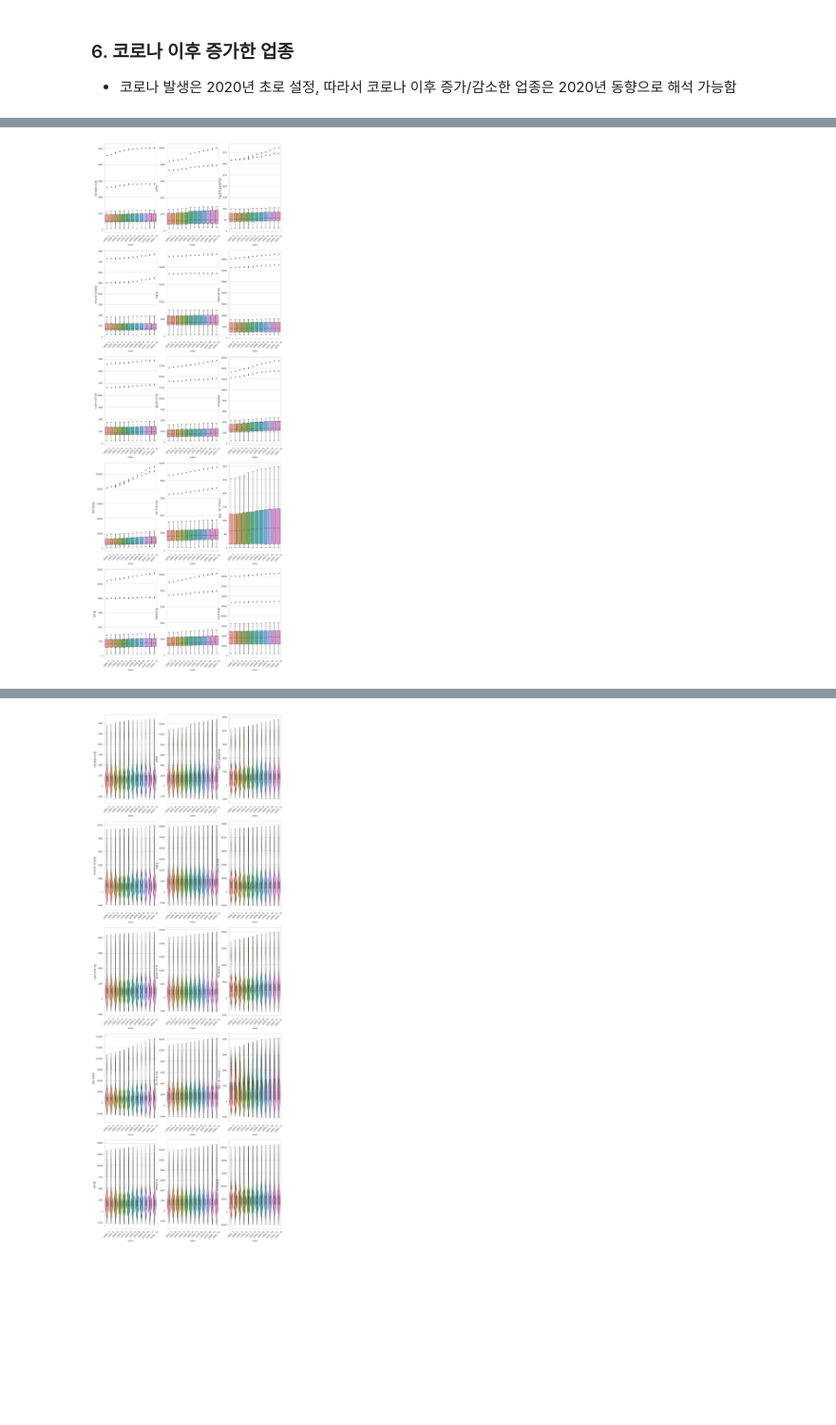
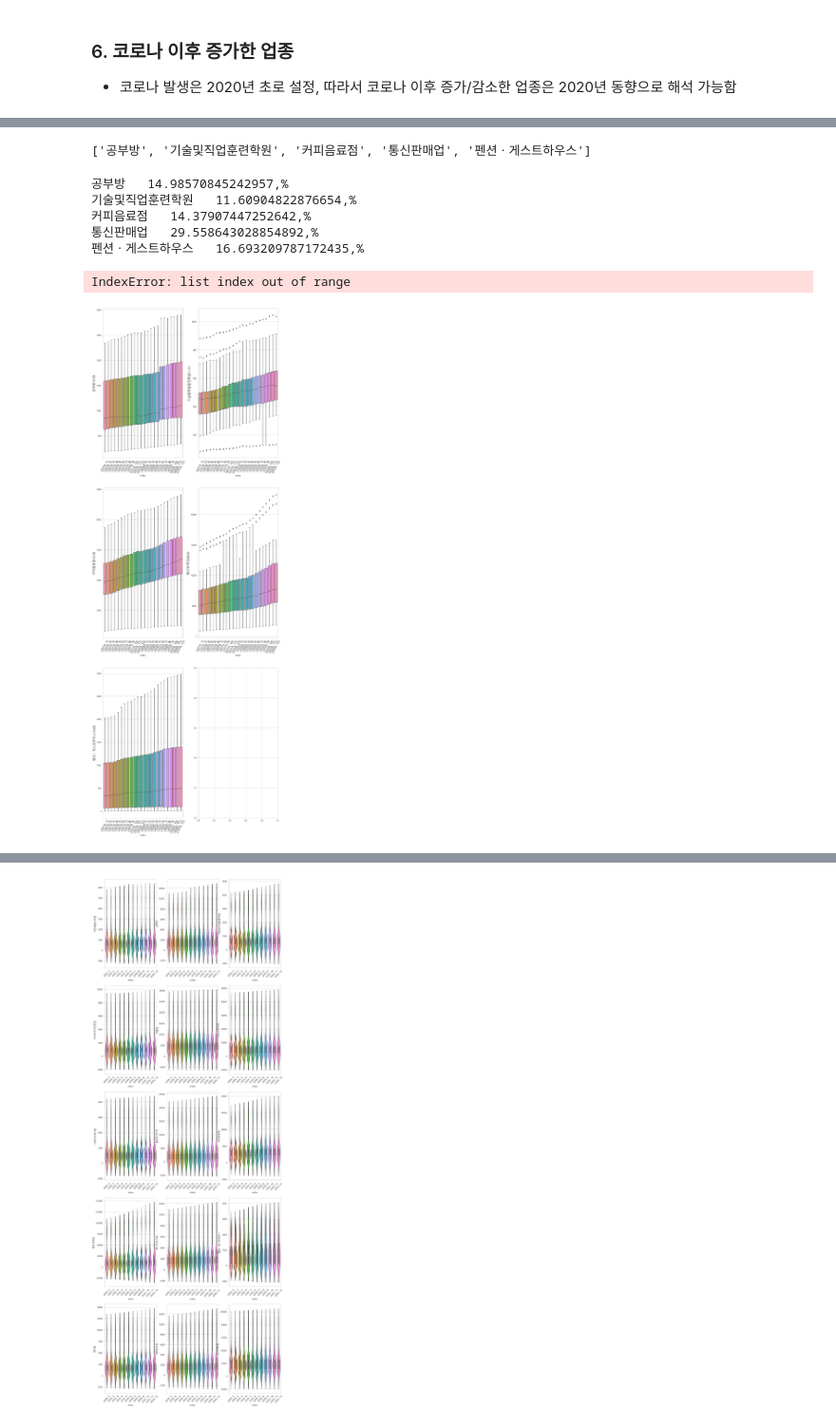
Before and after one commit to inhoinno/2021_BigData, a Jupyter notebook: Data_Visualizing1.ipynb, the cells around one changed output, grey strips where cells are left out. Shown at 95% size. Cells and saved outputs as stored; diff of their text form; code cells hidden in the pictures; blank space fills up the shorter version.

```diff
--- a/Data_Visualizing1.ipynb
+++ b/Data_Visualizing1.ipynb
@@ -1111,0 +1198,7 @@ IndexError: list index out of range
+# %%
+fig, ax = plt.subplots(4,1,figsize=(16,48))
+serious_reduced = ['간이주점', '호프전문점', '구내식당', '노래방',  '기타음식점']
+
+for j in range(len(serious_reduced)):
+    g=sns.boxplot(data=dd, x='index', y=serious_reduced[j], ax= ax[j])
+    g.set_xticklabels(g.get_xticklabels(), rotation=45)
@@ -1151,5 +1247,3 @@ sns.swarmplot(data=df_total, x='index', y='노래방')
 # %% [output]
 <matplotlib.axes._subplots.AxesSubplot at 0x...>
 [figure]
-# %%
-df_total = df.loc[idx[[2020], idx[1:12],],:].droplevel(2)
@@ -1208,12 +1262,0 @@ df_total
-# %%
-#20top columns
-#cols = df_total.columns[:-1]
-#reduced = []
-increased = []
-print("[ 코로나 전, 후 증가한 업종 (1000개 이상)]")
-for col in cols:
-    if (df_total.loc[idx[2020,12]][col].sum() - df_total.loc[idx[2020,1]][col].sum()) > 1000 : #increased
-        print(col,df_total.loc[idx[2020,12]][col].sum() - df_total.loc[idx[2020,1]][col].sum(),'개')
-        increased.append(col)
-print(len(increased))
-#평균적으로 사업자 수는 꾸준히 늘고 있어 1000개 이상 업종만 선별함
@@ -1238,12 +1279,37 @@ print(len(increased))
+# %%
+#20top columns
+#cols = df_total.columns[:-1]
+#reduced = []
+increased
+#평균적으로 사업자 수는 꾸준히 늘고 있어 1000개 이상 업종만 선별함
+# %% [output]
+['공부방', '기술및직업훈련학원', '커피음료점', '통신판매업', '펜션ㆍ게스트하우스']
+# %%
+p_increased= []
+for col in increased :
+    bd = df_total.loc[idx[2020,1]][col].sum()
+    ad = df_total.loc[idx[2020,12]][col].sum()
+    p = 100*(ad / bd - 1) #increase
+    print('{0}   {1},%'.format(col,p))
+    p_increased.append(p)
+# %% [output]
+공부방   14.98570845242957,%
+기술및직업훈련학원   11.60904822876654,%
+커피음료점   14.37907447252642,%
+통신판매업   29.558643028854892,%
+펜션ㆍ게스트하우스   16.693209787172435,%
 # %%
-#5. 코로나 이후 증가한 업종 15개
-#25
-P=5
-Q=3
+#'코로나 이후 10%이상 증가한 업종'
+P=3
+Q=2
 fig, ax = plt.subplots(P,Q,figsize=(16,48))
 for i in range(P):
     for j in range(Q):
-        g=sns.boxplot(data=df_total, x='index', y=increased[i*Q+j], ax= ax[i][j])
-        g.set_xticklabels(g.get_xticklabels(), rotation=45)
+        g=sns.boxplot(data=dd, x='index', y=increased[i*Q+j], ax= ax[i][j])
+        g.set_xticklabels(g.get_xticklabels(), rotation=60, fontsize =16)
+        g.set_ylabel(increased[i*Q+j]+str(round(p_increased[i*Q+j], 2)), fontsize =16)
+#헬스 클럽, 편의점, 패스트푸드점, 기타외국식전문점
+fig.suptitle('코로나 이후 10%이상 증가한 업종', fontsize = 40)
 # %% [output]
+IndexError: list index out of range
-[figure, old version]
+[figure, new version]
```
Also changed, not shown: parts of 20 cells of this notebook, 5 other files.
